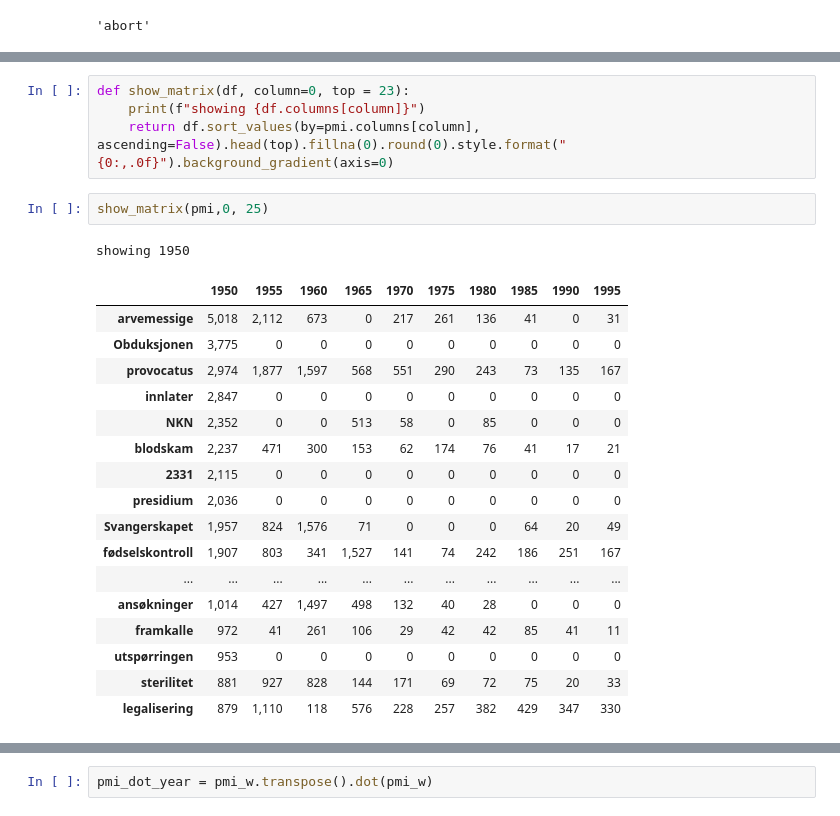
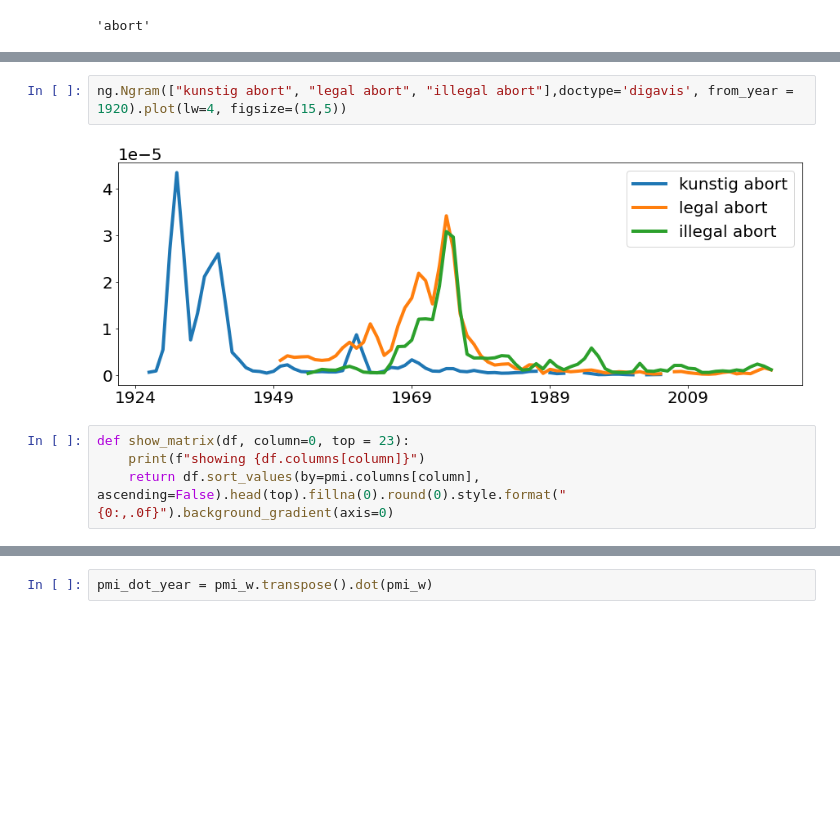
Before and after one commit to Yoonsen/Conceptual_change, a Jupyter notebook: coll_abort.ipynb, the cells around one changed output, grey strips where cells are left out. Drawn from its saved outputs; the diff is of its cells as text; blank space fills up the shorter version.

```diff
--- a/coll_abort.ipynb
+++ b/coll_abort.ipynb
@@ -321,25 +288,8 @@ pmi
+# %%
+ng.Ngram(["kunstig abort", "legal abort", "illegal abort"],doctype='digavis', from_year = 1920).plot(lw=4, figsize=(15,5))
+# %% [output]
+[figure, added]
 # %%
 def show_matrix(df, column=0, top = 23):
     print(f"showing {df.columns[column]}")
     return df.sort_values(by=pmi.columns[column], ascending=False).head(top).fillna(0).round(0).style.format("{0:,.0f}").background_gradient(axis=0)
-# %%
-show_matrix(pmi,0, 25)
-# %% [output]
-showing 1950
-|  | 1950 | 1955 | 1960 | 1965 | 1970 | 1975 | 1980 | 1985 | 1990 | 1995 |
-| arvemessige | 5,018 | 2,112 | 673 | 0 | 217 | 261 | 136 | 41 | 0 | 31 |
-| Obduksjonen | 3,775 | 0 | 0 | 0 | 0 | 0 | 0 | 0 | 0 | 0 |
-| provocatus | 2,974 | 1,877 | 1,597 | 568 | 551 | 290 | 243 | 73 | 135 | 167 |
-| innlater | 2,847 | 0 | 0 | 0 | 0 | 0 | 0 | 0 | 0 | 0 |
-| NKN | 2,352 | 0 | 0 | 513 | 58 | 0 | 85 | 0 | 0 | 0 |
-| blodskam | 2,237 | 471 | 300 | 153 | 62 | 174 | 76 | 41 | 17 | 21 |
-| 2331 | 2,115 | 0 | 0 | 0 | 0 | 0 | 0 | 0 | 0 | 0 |
-| presidium | 2,036 | 0 | 0 | 0 | 0 | 0 | 0 | 0 | 0 | 0 |
-| Svangerskapet | 1,957 | 824 | 1,576 | 71 | 0 | 0 | 0 | 64 | 20 | 49 |
-| fødselskontroll | 1,907 | 803 | 341 | 1,527 | 141 | 74 | 242 | 186 | 251 | 167 |
-| ... | ... | ... | ... | ... | ... | ... | ... | ... | ... | ... |
-| ansøkninger | 1,014 | 427 | 1,497 | 498 | 132 | 40 | 28 | 0 | 0 | 0 |
-| framkalle | 972 | 41 | 261 | 106 | 29 | 42 | 42 | 85 | 41 | 11 |
-| utspørringen | 953 | 0 | 0 | 0 | 0 | 0 | 0 | 0 | 0 | 0 |
-| sterilitet | 881 | 927 | 828 | 144 | 171 | 69 | 72 | 75 | 20 | 33 |
-| legalisering | 879 | 1,110 | 118 | 576 | 228 | 257 | 382 | 429 | 347 | 330 |
```
Also changed, not shown: parts of 78 cells of this notebook, 2 other files.
